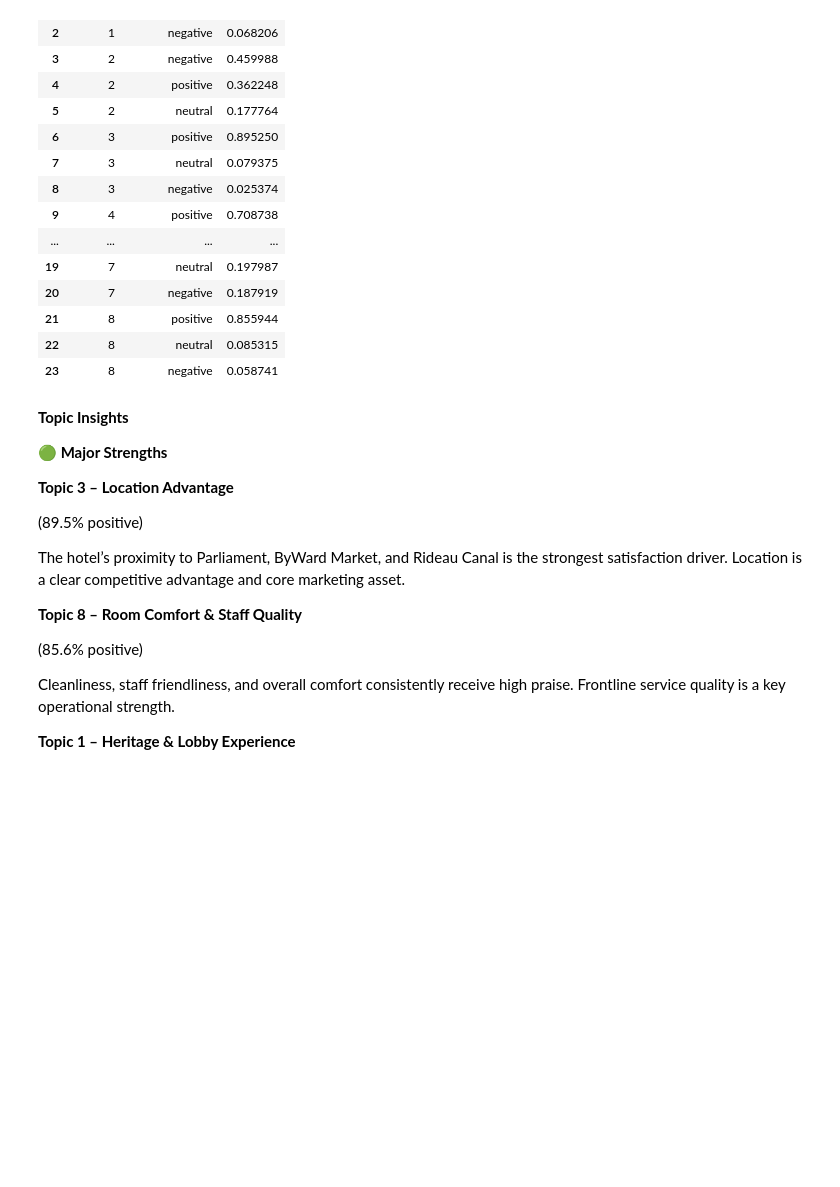
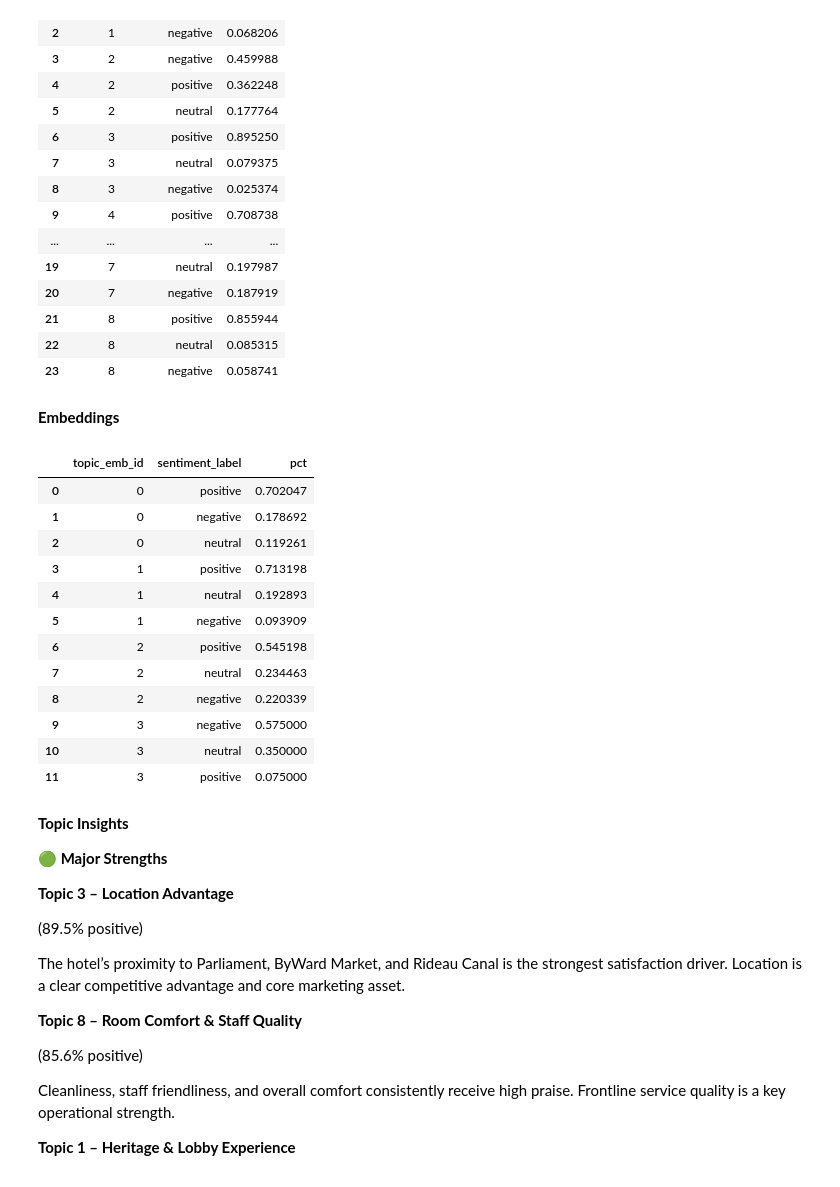
Before and after one commit to MoCamaraData/HotelPromenade-AI-Intelligence, a Jupyter notebook: notebooks/04_topic_modeling.ipynb, the cells around one changed output. Cells and saved outputs as stored; diff of their text form; code cells hidden in the pictures; blank space fills up the shorter version.

```diff
--- a/notebooks/04_topic_modeling.ipynb
+++ b/notebooks/04_topic_modeling.ipynb
@@ -133,6 +133,47 @@ topic_sent
 | 21 | 8 | positive | 0.855944 |
 | 22 | 8 | neutral | 0.085315 |
 | 23 | 8 | negative | 0.058741 |
+# %% [markdown]
+**Embeddings**
+# %%
+import numpy as np
+
+topics, probs = topic_model.fit_transform(texts, embeddings)
+
+df_tm["topic_emb_id"] = topics
+
+# confidence-like score (robust)
+if probs is None:
+    df_tm["topic_emb_conf"] = np.nan
+elif isinstance(probs, np.ndarray) and probs.ndim == 1:
+    # already a single score per doc
+    df_tm["topic_emb_conf"] = probs
+else:
+    # probs is (n_docs, n_topics)
+    df_tm["topic_emb_conf"] = probs.max(axis=1)
+# %%
+topic_sent_emb = (
+    df_tm[df_tm["topic_emb_id"] != -1]
+    .groupby("topic_emb_id")["sentiment_label"]
+    .value_counts(normalize=True)
+    .rename("pct")
+    .reset_index()
+)
+topic_sent_emb.sort_values(["topic_emb_id","pct"], ascending=[True, False]).head(30)
+# %% [output]
+|  | topic_emb_id | sentiment_label | pct |
+| 0 | 0 | positive | 0.702047 |
+| 1 | 0 | negative | 0.178692 |
+| 2 | 0 | neutral | 0.119261 |
+| 3 | 1 | positive | 0.713198 |
+| 4 | 1 | neutral | 0.192893 |
+| 5 | 1 | negative | 0.093909 |
+| 6 | 2 | positive | 0.545198 |
+| 7 | 2 | neutral | 0.234463 |
+| 8 | 2 | negative | 0.220339 |
+| 9 | 3 | negative | 0.575000 |
+| 10 | 3 | neutral | 0.350000 |
+| 11 | 3 | positive | 0.075000 |
 # %% [markdown]
 **Topic Insights**
 
```
Also changed, not shown: 24 other files.
